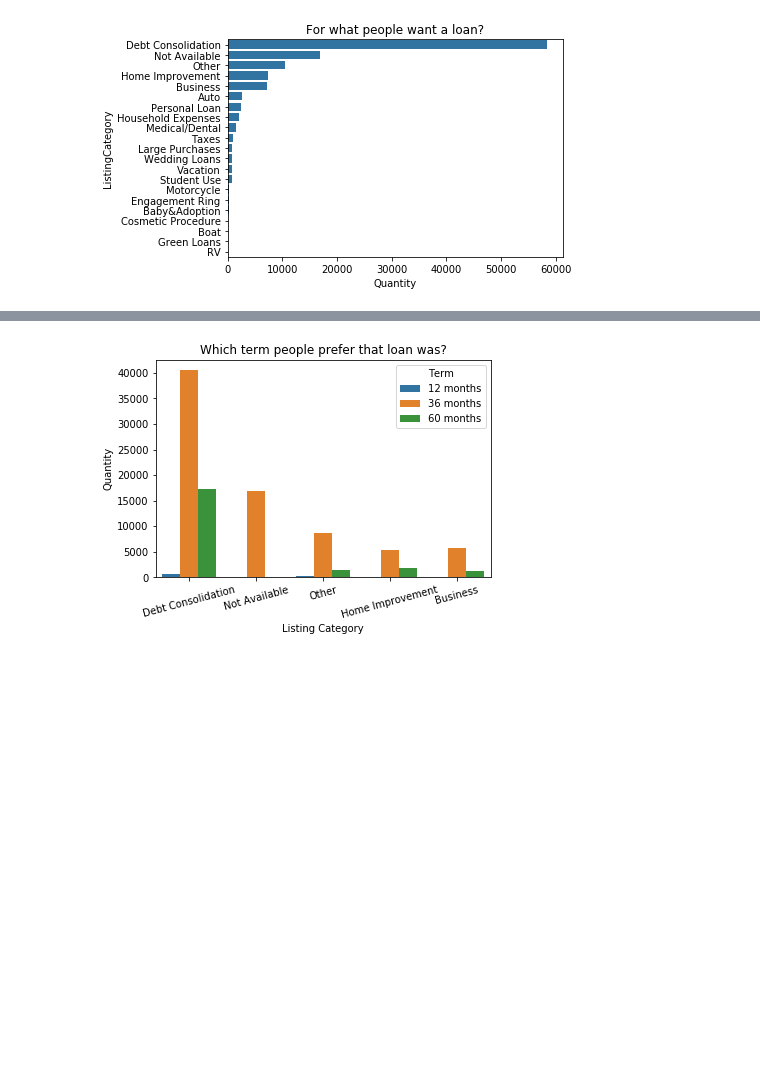
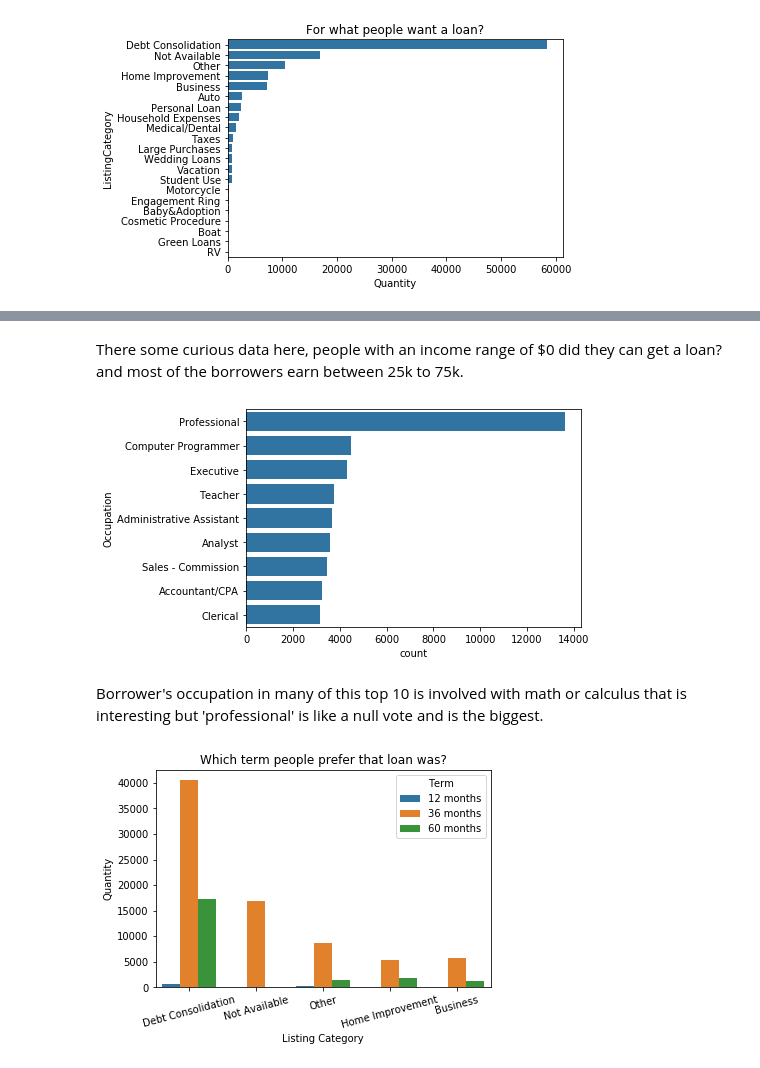
Before and after one commit to Phomint/Udacity_DataAnalysis, a Jupyter notebook: Projects/Project_5/exploration_template.ipynb, the cells around one changed output, grey strips where cells are left out. Drawn from its saved outputs; the diff is of its cells as text; code cells hidden in the pictures; blank space fills up the shorter version.

```diff
--- a/Projects/Project_5/exploration_template.ipynb
+++ b/Projects/Project_5/exploration_template.ipynb
@@ -86,3 +104,15 @@ Here we clearly could see that mostly people get a loan for debt consolidation,
+# %% [markdown]
+There some curious data here, people with an income range of $0 did they can get a loan? and most of the borrowers earn between 25k to 75k.
+# %%
+# Selecting just top 10 of list, and removing the option 'other'
+order = df['Occupation'].value_counts()[1:10]
+sub_data = df[df['Occupation'].isin(order.index)]
+
+sb.countplot(data=sub_data, y='Occupation', order=order.index, color=color);
+# %% [output]
+[figure, added]
+# %% [markdown]
+Borrower's occupation in many of this top 10 is involved with math or calculus that is interesting but 'professional' is like a null vote and is the biggest.
 # %%
 most_loan = counts[:5].index
 sub_df = df[df['ListingCategory'].isin(most_loan)].copy()
```
Also changed, not shown: parts of 9 cells of this notebook.
